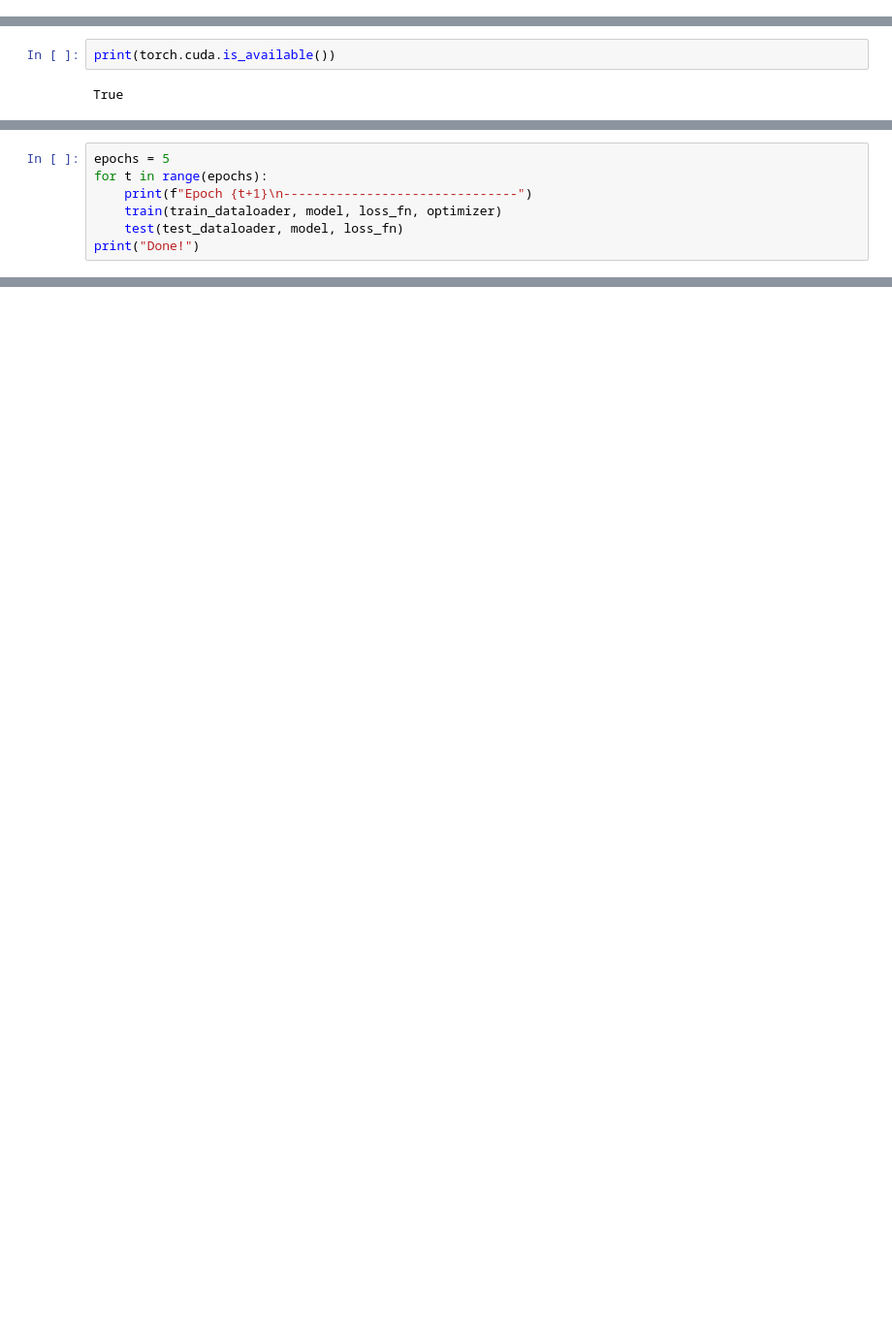
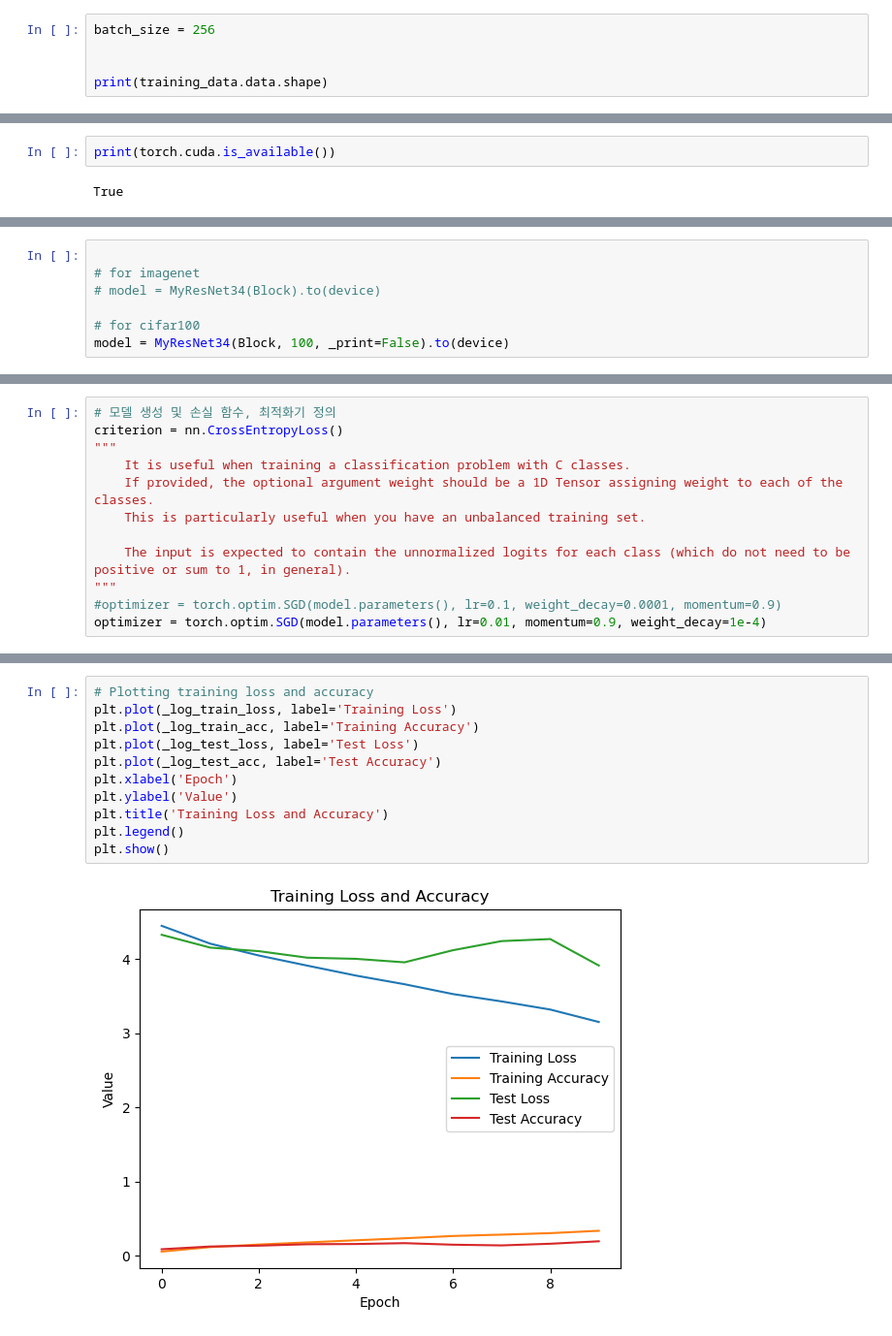
Before and after one commit to jiho264/Learn_pytorch, a Jupyter notebook: create_resnet.ipynb, the cells around one changed output, grey strips where cells are left out. Shown at 97% size. Cells and saved outputs as stored; diff of their text form; blank space fills up the shorter version.

```diff
--- a/create_resnet.ipynb
+++ b/create_resnet.ipynb
@@ -25,0 +43,5 @@ test_data = datasets.FashionMNIST(
+# %%
+batch_size = 256
+
+
+print(training_data.data.shape)
@@ -274,7 +230,0 @@ def test(dataloader, model, loss_fn):
-# %%
-epochs = 5
-for t in range(epochs):
-    print(f"Epoch {t+1}\n-------------------------------")
-    train(train_dataloader, model, loss_fn, optimizer)
-    test(test_dataloader, model, loss_fn)
-print("Done!")
@@ -284,0 +231,7 @@ RuntimeError: Given groups=1, weight of size [64, 3, 7, 7], expected input[64, 1
+# %%
+
+# for imagenet
+# model = MyResNet34(Block).to(device)
+
+# for cifar100
+model = MyResNet34(Block, 100, _print=False).to(device)
@@ -284,0 +250,12 @@ RuntimeError: Given groups=1, weight of size [64, 3, 7, 7], expected input[64, 1
+# %%
+# 모델 생성 및 손실 함수, 최적화기 정의
+criterion = nn.CrossEntropyLoss()
+"""
+    It is useful when training a classification problem with C classes.
+    If provided, the optional argument weight should be a 1D Tensor assigning weight to each of the classes.
+    This is particularly useful when you have an unbalanced training set.
+
+    The input is expected to contain the unnormalized logits for each class (which do not need to be positive or sum to 1, in general).
+"""
+#optimizer = torch.optim.SGD(model.parameters(), lr=0.1, weight_decay=0.0001, momentum=0.9)
+optimizer = torch.optim.SGD(model.parameters(), lr=0.01, momentum=0.9, weight_decay=1e-4)
@@ -285 +344,14 @@ RuntimeError: Given groups=1, weight of size [64, 3, 7, 7], expected input[64, 1
+# %%
+# Plotting training loss and accuracy
+plt.plot(_log_train_loss, label='Training Loss')
+plt.plot(_log_train_acc, label='Training Accuracy')
+plt.plot(_log_test_loss, label='Test Loss')
+plt.plot(_log_test_acc, label='Test Accuracy')
+plt.xlabel('Epoch')
+plt.ylabel('Value')
+plt.title('Training Loss and Accuracy')
+plt.legend()
+plt.show()
+# %% [output]
+[figure, added]
 # %%
```
Also changed, not shown: parts of 19 cells of this notebook, 4 other files.
